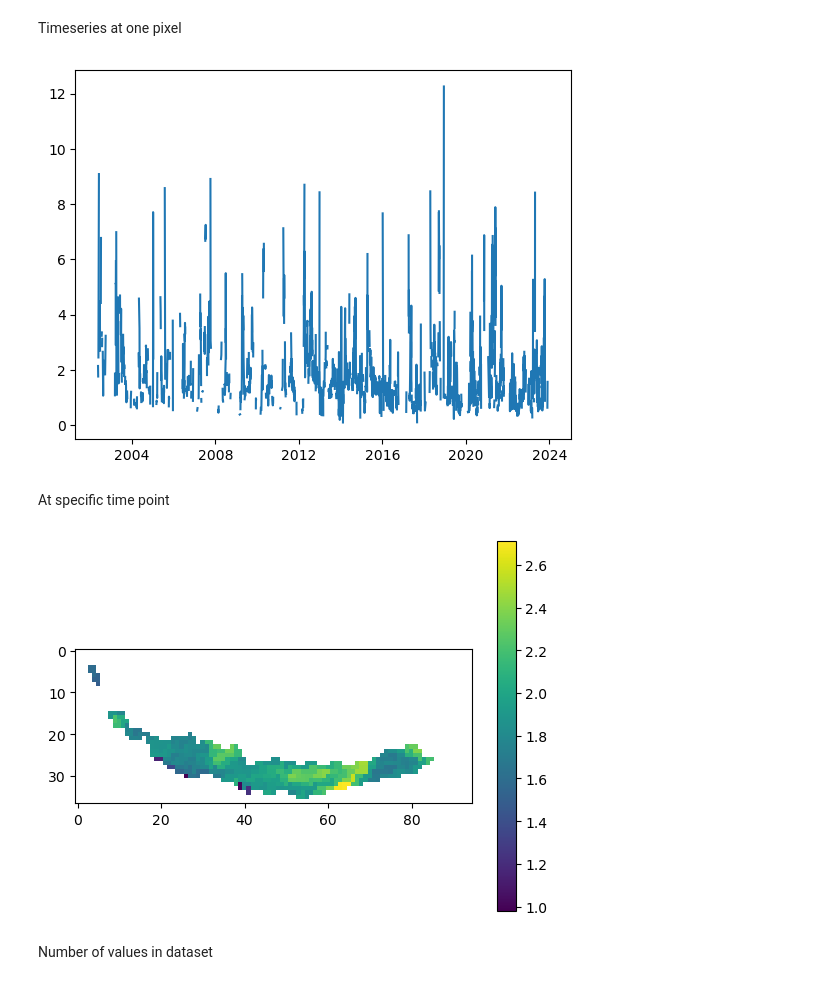
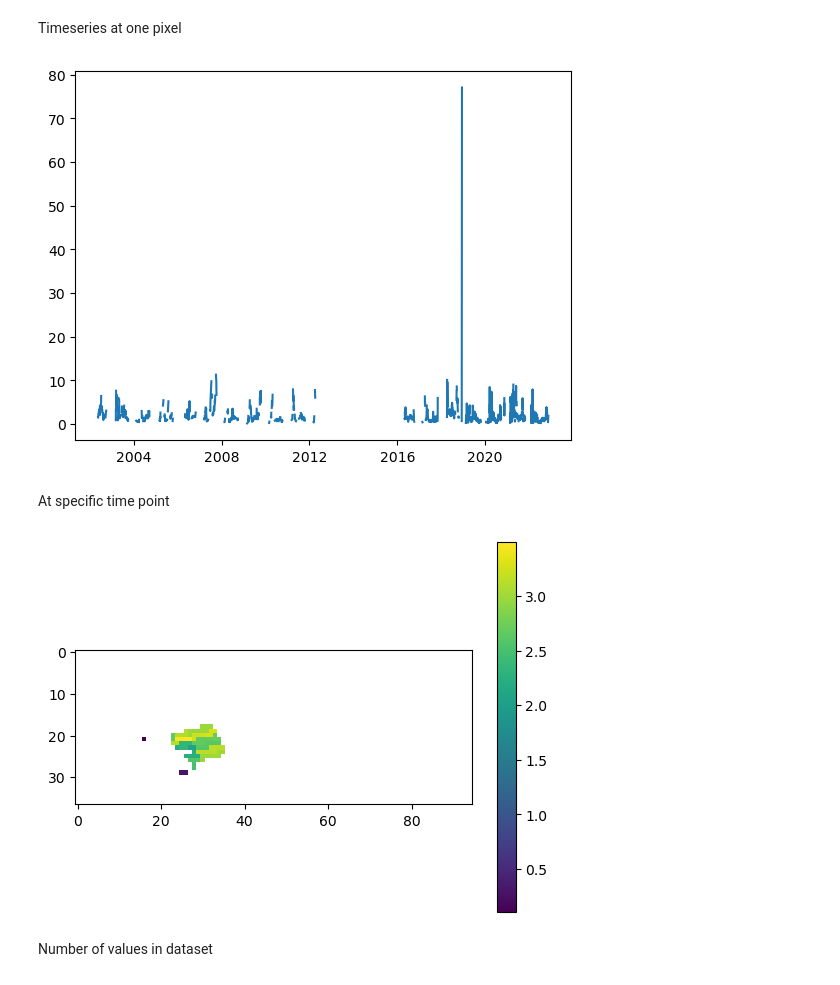
Before and after one commit to eawag-surface-waters-research/cci-cyano-production, a Jupyter notebook: notebooks/Check outputs.ipynb, the cells around one changed output. Cells and saved outputs as stored; diff of their text form; code cells hidden in the pictures.

```diff
--- a/notebooks/Check outputs.ipynb
+++ b/notebooks/Check outputs.ipynb
@@ -5,28 +5,28 @@ import numpy as np
 from datetime import datetime
 import matplotlib.pyplot as plt
 # %%
-file = "/home/runnalja/git/cci-cyano-production/data/327.nc"
+file = "../data/v2.1/extract/chla_mean/327.nc"
 # %% [markdown]
 Timeseries at one pixel
 # %%
 with netCDF4.Dataset(file) as nc:
-    x = nc.variables["chla"][:, 30, 50]
+    x = nc.variables["chla_mean"][:, 30, 50]
     t = nc.variables["time"]
     time = [datetime.fromtimestamp(int(ts)) for ts in np.array(t)]
     plt.plot(time, x)
     plt.show()
 # %% [output]
-[figure, old version]
+[figure, new version]
 # %% [markdown]
 At specific time point
 # %%
 with netCDF4.Dataset(file) as nc:
-    x = nc.variables["chla"][0, :, :]
+    x = nc.variables["chla_mean"][0, :, :]
     plt.imshow(x)
     plt.colorbar()
     plt.show()
 # %% [output]
-[figure, old version]
+[figure, new version]
 # %% [markdown]
 Number of values in dataset
 # %%
```
Also changed, not shown: parts of 1 cell of this notebook, 15 other files.
